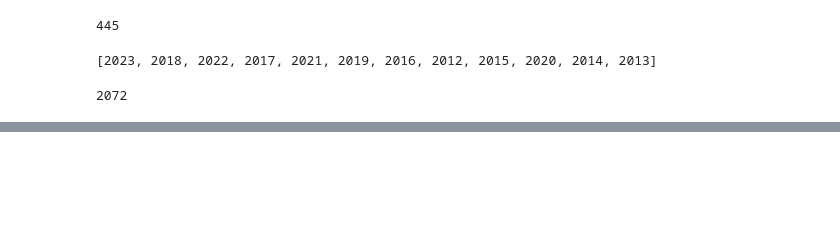
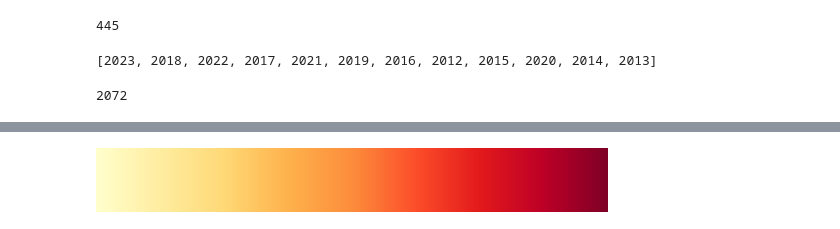
Before and after one commit to juanmolera/dashboard-project, a Jupyter notebook: notebooks/4-drafts.ipynb, the cells around one changed output, grey strips where cells are left out. Saved outputs shown, nothing was run; the diff lists cells and outputs as text; code cells hidden in the pictures; blank space fills up the shorter version.

```diff
--- a/notebooks/4-drafts.ipynb
+++ b/notebooks/4-drafts.ipynb
@@ -154,0 +194,5 @@ plt.show()
+# %%
+cmap_mpl = plt.get_cmap("YlOrRd")
+cmap_mpl
+# %% [output]
+[figure, added]
```
Also changed, not shown: parts of 21 cells of this notebook, 14 other files.
